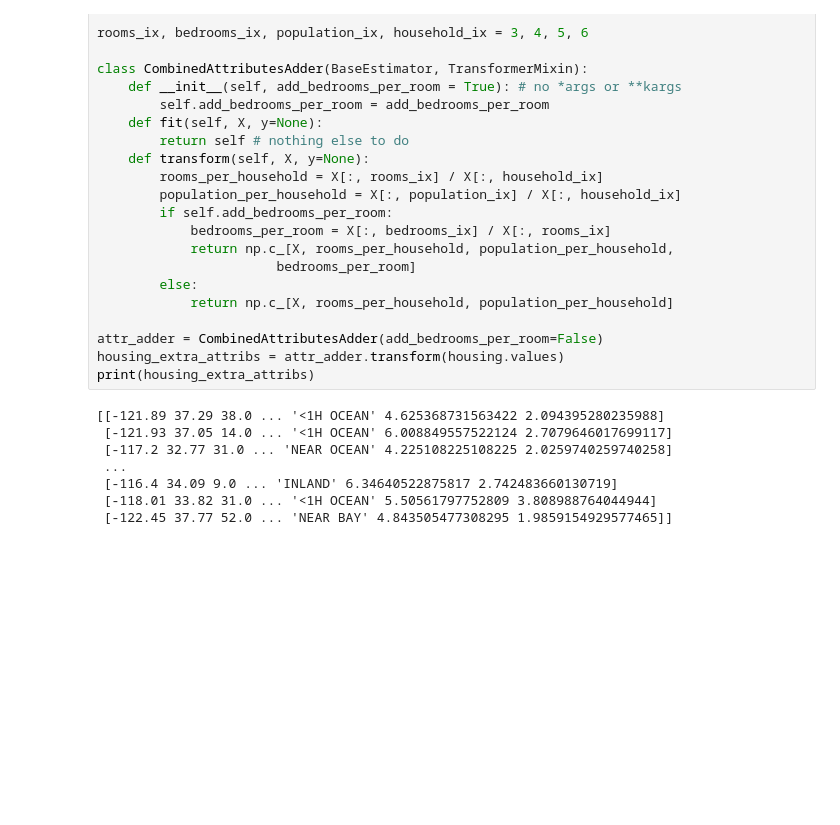
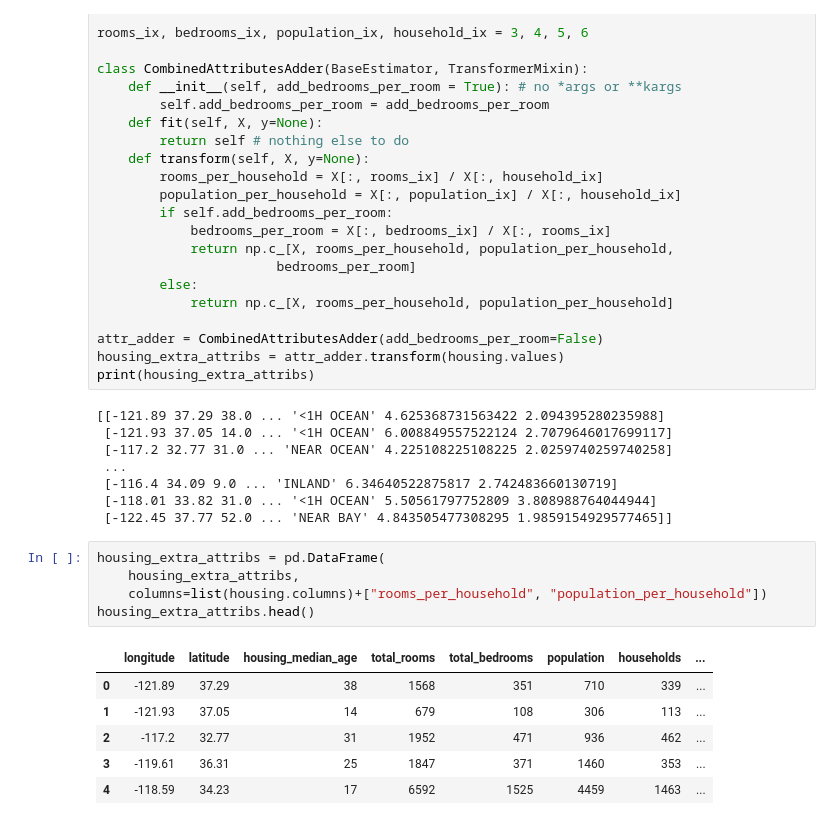
Before and after one commit to wjlxyz/Handson-ml, a Jupyter notebook: Chapter2_EndtoEnd_Machine_Learning_Project/endtoend_machine_learning_project.ipynb, the cells around one changed output. Drawn from its saved outputs; the diff is of its cells as text; blank space fills up the shorter version.

```diff
--- a/Chapter2_EndtoEnd_Machine_Learning_Project/endtoend_machine_learning_project.ipynb
+++ b/Chapter2_EndtoEnd_Machine_Learning_Project/endtoend_machine_learning_project.ipynb
@@ -395,3 +395,15 @@ print(housing_extra_attribs)
  [-116.4 34.09 9.0 ... 'INLAND' 6.34640522875817 2.742483660130719]
  [-118.01 33.82 31.0 ... '<1H OCEAN' 5.50561797752809 3.808988764044944]
  [-122.45 37.77 52.0 ... 'NEAR BAY' 4.843505477308295 1.9859154929577465]]
+# %%
+housing_extra_attribs = pd.DataFrame(
+    housing_extra_attribs,
+    columns=list(housing.columns)+["rooms_per_household", "population_per_household"])
+housing_extra_attribs.head()
+# %% [output]
+|  | longitude | latitude | housing_median_age | total_rooms | total_bedrooms | population | households | ... |
+| 0 | -121.89 | 37.29 | 38 | 1568 | 351 | 710 | 339 | ... |
+| 1 | -121.93 | 37.05 | 14 | 679 | 108 | 306 | 113 | ... |
+| 2 | -117.2 | 32.77 | 31 | 1952 | 471 | 936 | 462 | ... |
+| 3 | -119.61 | 36.31 | 25 | 1847 | 371 | 1460 | 353 | ... |
+| 4 | -118.59 | 34.23 | 17 | 6592 | 1525 | 4459 | 1463 | ... |
```
Also changed, not shown: parts of 1 cell of this notebook.
